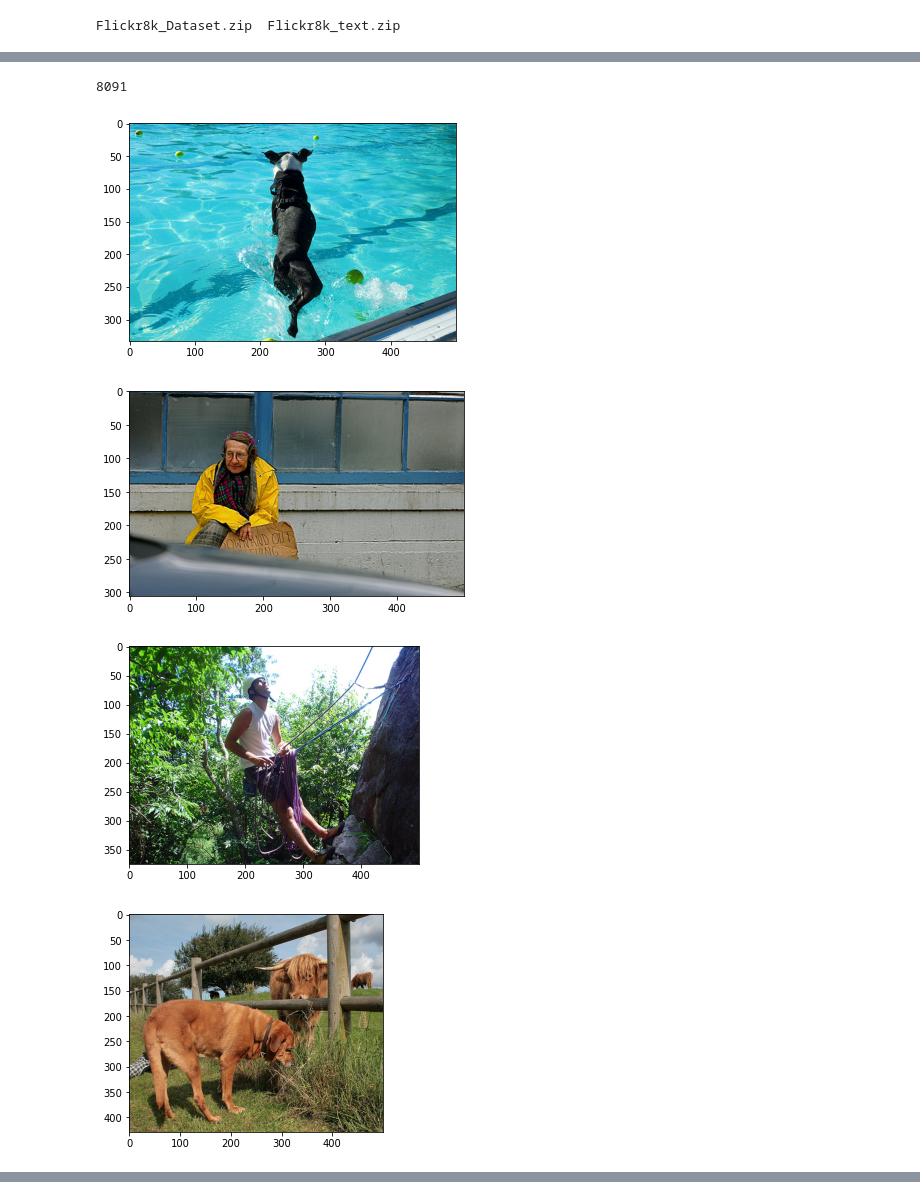
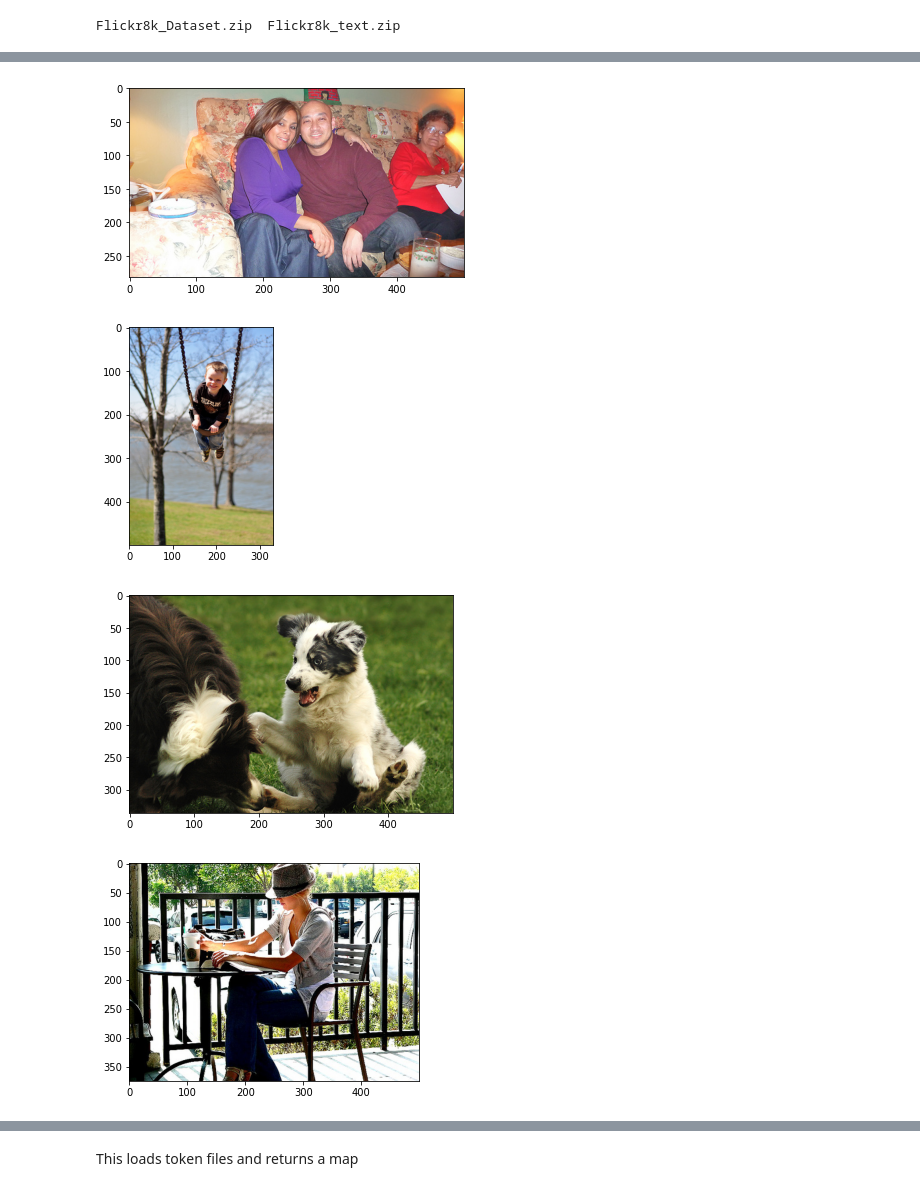
Before and after one commit to maverick98/CDS, a Jupyter notebook: Group4_Image_Caption_Using_Inception1.ipynb, the cells around one changed output, grey strips where cells are left out. Drawn from its saved outputs; the diff is of its cells as text; code cells hidden in the pictures.

```diff
--- a/Group4_Image_Caption_Using_Inception1.ipynb
+++ b/Group4_Image_Caption_Using_Inception1.ipynb
@@ -45,17 +118,14 @@ import os
-# %%
-image_path = "/content/Flicker8k_Dataset/"
-images = glob(image_path + "*.jpg")
-len(images)
-# %% [output]
-8091
 # %%
+image_path = "/content/data/images/Flicker8k_Dataset/"
+images = glob(image_path + "*.jpg")
+len(images)
 for i in range(5):
     plt.figure()
     image = cv2.imread(images[i])
     image = cv2.cvtColor(image, cv2.COLOR_BGR2RGB)
     plt.imshow(image)
 # %% [output]
-[figure, old version]
+[figure, new version]
-[figure, old version]
+[figure, new version]
-[figure, old version]
+[figure, new version]
-[figure, old version]
+[figure, new version]
@@ -63 +133,3 @@ for i in range(5):
+# %% [markdown]
+This loads token files and returns  a map
 # %%
```
Also changed, not shown: parts of 22 cells of this notebook.
